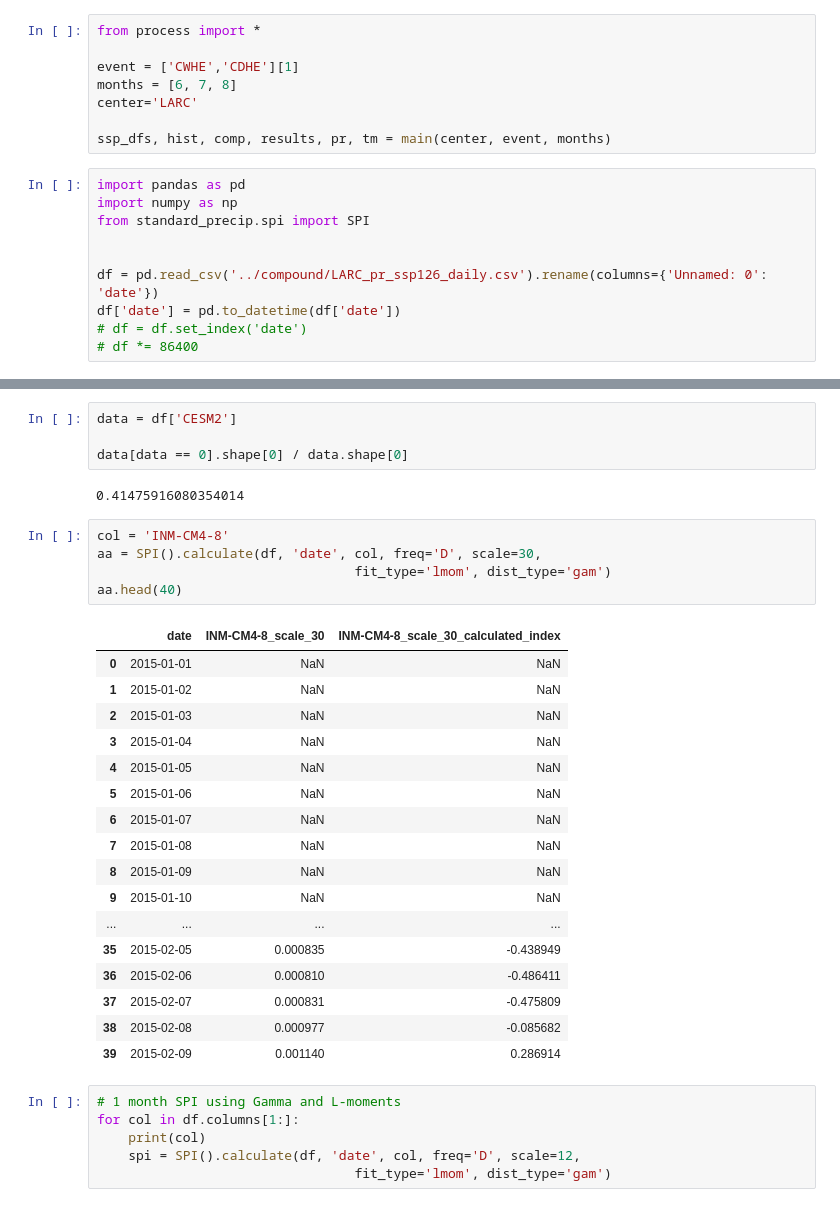
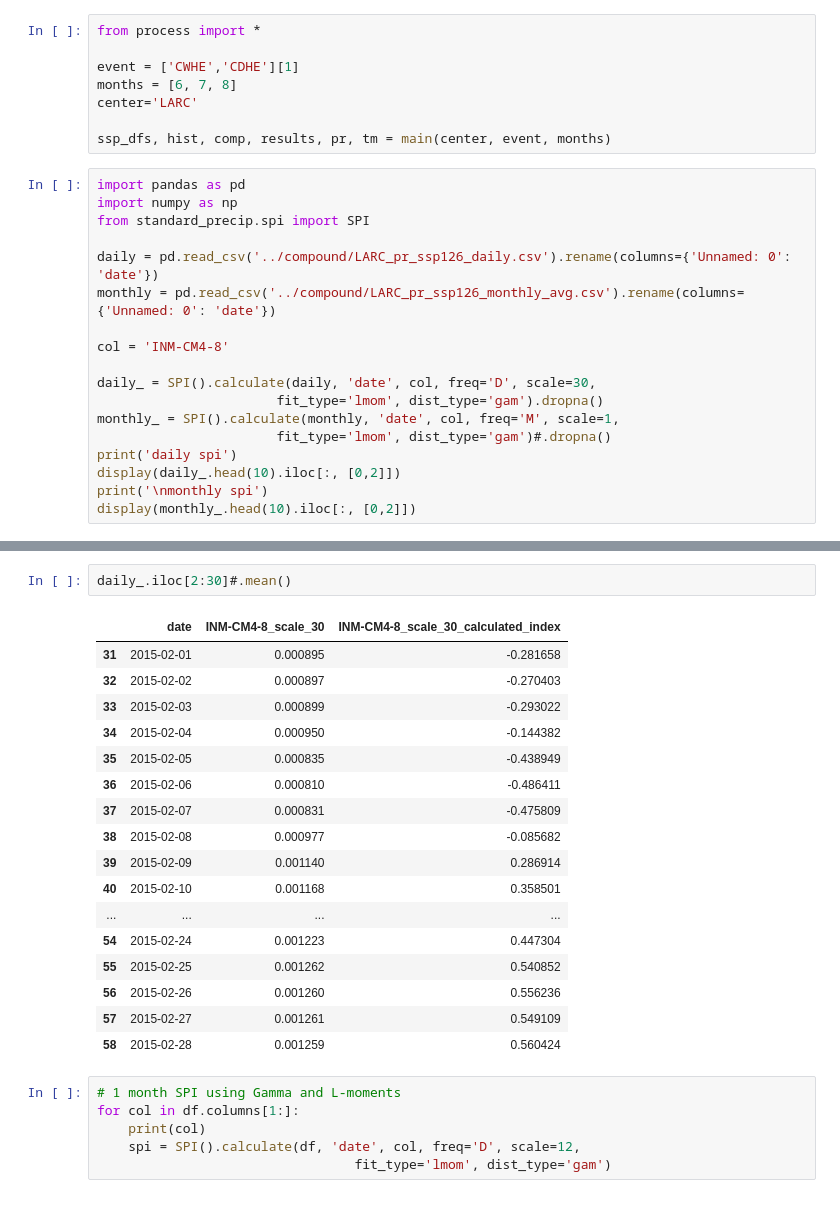
Before and after one commit to eugpoon/casi, a Jupyter notebook: v2/compound.ipynb, the cells around one changed output, grey strips where cells are left out. Cells and saved outputs as stored; diff of their text form.

```diff
--- a/v2/compound.ipynb
+++ b/v2/compound.ipynb
@@ -15,8 +15,16 @@ import pandas as pd
 import numpy as np
 from standard_precip.spi import SPI
 
+daily = pd.read_csv('../compound/LARC_pr_ssp126_daily.csv').rename(columns={'Unnamed: 0': 'date'})
+monthly = pd.read_csv('../compound/LARC_pr_ssp126_monthly_avg.csv').rename(columns={'Unnamed: 0': 'date'})
 
-df = pd.read_csv('../compound/LARC_pr_ssp126_daily.csv').rename(columns={'Unnamed: 0': 'date'})
-df['date'] = pd.to_datetime(df['date'])
-# df = df.set_index('date')
-# df *= 86400
+col = 'INM-CM4-8'
+
+daily_ = SPI().calculate(daily, 'date', col, freq='D', scale=30,
+                       fit_type='lmom', dist_type='gam').dropna()
+monthly_ = SPI().calculate(monthly, 'date', col, freq='M', scale=1,
+                       fit_type='lmom', dist_type='gam')#.dropna()
+print('daily spi')
+display(daily_.head(10).iloc[:, [0,2]])
+print('\nmonthly spi')
+display(monthly_.head(10).iloc[:, [0,2]])
@@ -32,32 +56,23 @@ Index(['INM-CM4-8', 'INM-CM5-0', 'NorESM2-MM', 'NorESM2-LM', 'MIROC6',
-# %%
-data = df['CESM2']
-
-data[data == 0].shape[0] / data.shape[0]
-# %% [output]
-0.41475916080354014
-# %%
-col = 'INM-CM4-8'
-aa = SPI().calculate(df, 'date', col, freq='D', scale=30,
-                                 fit_type='lmom', dist_type='gam')
-aa.head(40)
-# %% [output]
-|  | date | INM-CM4-8_scale_30 | INM-CM4-8_scale_30_calculated_index |
-| 0 | 2015-01-01 | NaN | NaN |
-| 1 | 2015-01-02 | NaN | NaN |
-| 2 | 2015-01-03 | NaN | NaN |
-| 3 | 2015-01-04 | NaN | NaN |
-| 4 | 2015-01-05 | NaN | NaN |
-| 5 | 2015-01-06 | NaN | NaN |
-| 6 | 2015-01-07 | NaN | NaN |
-| 7 | 2015-01-08 | NaN | NaN |
-| 8 | 2015-01-09 | NaN | NaN |
-| 9 | 2015-01-10 | NaN | NaN |
-| ... | ... | ... | ... |
-| 35 | 2015-02-05 | 0.000835 | -0.438949 |
-| 36 | 2015-02-06 | 0.000810 | -0.486411 |
-| 37 | 2015-02-07 | 0.000831 | -0.475809 |
-| 38 | 2015-02-08 | 0.000977 | -0.085682 |
-| 39 | 2015-02-09 | 0.001140 | 0.286914 |
+# %%
+daily_.iloc[2:30]#.mean()
+# %% [output]
+|  | date | INM-CM4-8_scale_30 | INM-CM4-8_scale_30_calculated_index |
+| 31 | 2015-02-01 | 0.000895 | -0.281658 |
+| 32 | 2015-02-02 | 0.000897 | -0.270403 |
+| 33 | 2015-02-03 | 0.000899 | -0.293022 |
+| 34 | 2015-02-04 | 0.000950 | -0.144382 |
+| 35 | 2015-02-05 | 0.000835 | -0.438949 |
+| 36 | 2015-02-06 | 0.000810 | -0.486411 |
+| 37 | 2015-02-07 | 0.000831 | -0.475809 |
+| 38 | 2015-02-08 | 0.000977 | -0.085682 |
+| 39 | 2015-02-09 | 0.001140 | 0.286914 |
+| 40 | 2015-02-10 | 0.001168 | 0.358501 |
+| ... | ... | ... | ... |
+| 54 | 2015-02-24 | 0.001223 | 0.447304 |
+| 55 | 2015-02-25 | 0.001262 | 0.540852 |
+| 56 | 2015-02-26 | 0.001260 | 0.556236 |
+| 57 | 2015-02-27 | 0.001261 | 0.549109 |
+| 58 | 2015-02-28 | 0.001259 | 0.560424 |
 # %%
 # 1 month SPI using Gamma and L-moments
 for col in df.columns[1:]:
```
Also changed, not shown: parts of 2 cells of this notebook.
